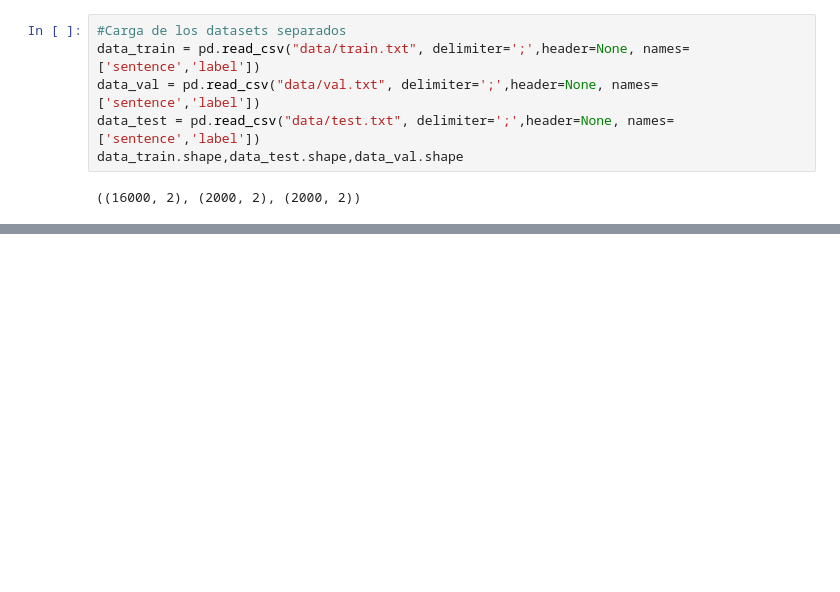
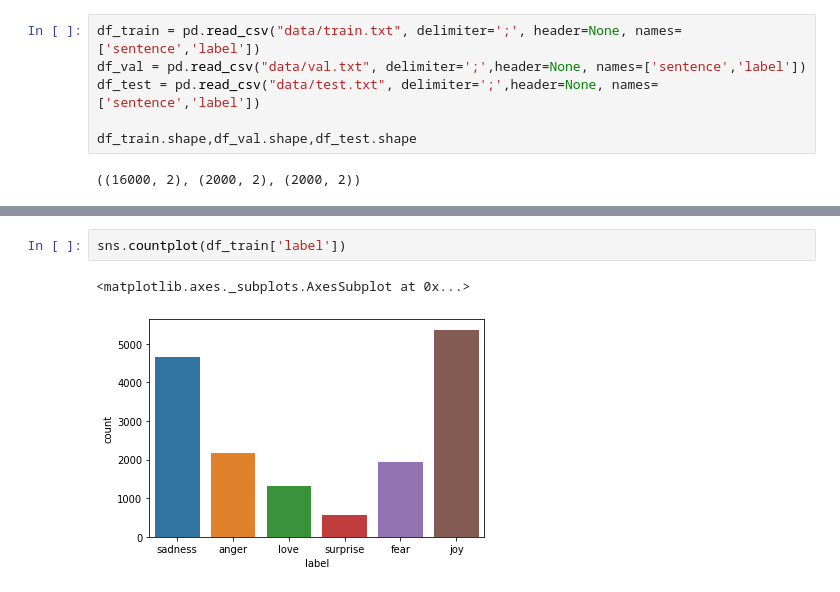
Before and after one commit to Jamf05/20201-ai2-class-project, a Jupyter notebook: download-data.ipynb, the cells around one changed output, grey strips where cells are left out. Drawn from its saved outputs; the diff is of its cells as text; blank space fills up the shorter version.

```diff
--- a/download-data.ipynb
+++ b/download-data.ipynb
@@ -61,10 +73,10 @@ print(os.getcwd())
 
 Procedemos a cargar el dataset y a concatenar para armar el compendio de frases y su respectivo sentimiento. Hay que tener en cuenta que tenemos que analizar y categorizar numericamente los datos de `label`, ademas de secuenciar numericamente (`tokenizar`) mis frases.
 # %%
-#Carga de los datasets separados
-data_train = pd.read_csv("data/train.txt", delimiter=';',header=None, names=['sentence','label'])
-data_val = pd.read_csv("data/val.txt", delimiter=';',header=None, names=['sentence','label'])
-data_test = pd.read_csv("data/test.txt", delimiter=';',header=None, names=['sentence','label'])
-data_train.shape,data_test.shape,data_val.shape
+df_train = pd.read_csv("data/train.txt", delimiter=';', header=None, names=['sentence','label'])
+df_val = pd.read_csv("data/val.txt", delimiter=';',header=None, names=['sentence','label'])
+df_test = pd.read_csv("data/test.txt", delimiter=';',header=None, names=['sentence','label'])
+
+df_train.shape,df_val.shape,df_test.shape
 # %% [output]
 ((16000, 2), (2000, 2), (2000, 2))
@@ -143,0 +97,5 @@ Name: label, dtype: int64
+# %%
+sns.countplot(df_train['label'])
+# %% [output]
+<matplotlib.axes._subplots.AxesSubplot at 0x...>
+[figure, added]
```
Also changed, not shown: parts of 27 cells of this notebook, 7 other files.
